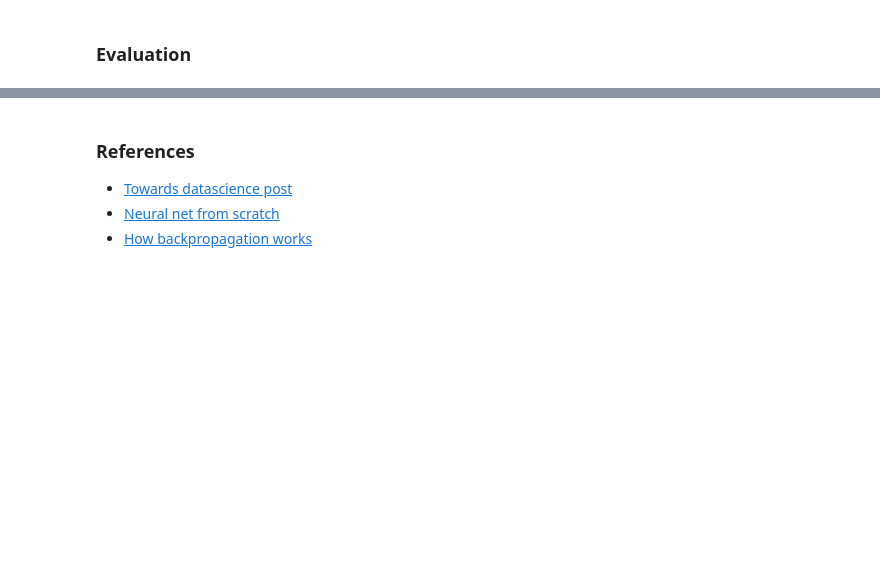
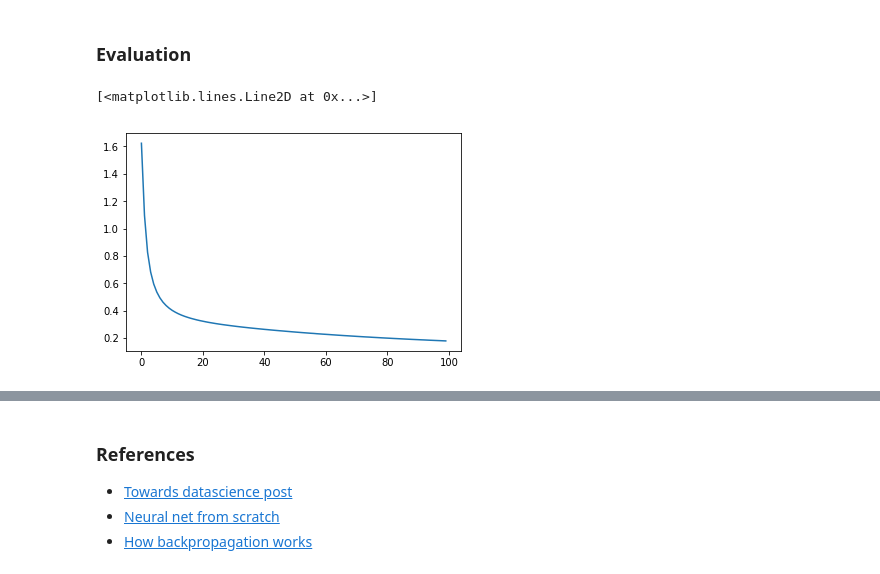
Before and after one commit to NickleDave/generative-neural-nets-tutorial-scipy2020, a Jupyter notebook: notebooks/part-02-what-are-GANs/00-what-nn.ipynb, the cells around one changed output, grey strips where cells are left out. Drawn from its saved outputs; the diff is of its cells as text; code cells hidden in the pictures; blank space fills up the shorter version.

```diff
--- a/notebooks/part-02-what-are-GANs/00-what-nn.ipynb
+++ b/notebooks/part-02-what-are-GANs/00-what-nn.ipynb
@@ -76,9 +102,9 @@ def feed_forward(X, params):
     """
     feed forward network: 2layer neural net
     inputs:
-        params: dictionay a dictionary contains all the weights and biases
+        params: dictionary contains all the weights and biases
     return:
-        cache: dictionay a dictionary contains all the fully connected units and activations
+        cache: a dictionary contains all the fully connected units and activations
     """
     cache = {}
 
@@ -92,6 +118,6 @@ def feed_forward(X, params):
     cache["Z2"] = np.matmul(params["W2"], cache["A1"]) + params["b2"]
 
     # A2 = softmax(Z2)
-    cache["A2"] = softmax(cache["Z2"]) # np.exp() / np.sum(np.exp(cache["Z2"]), axis=0)
+    cache["A2"] = softmax(cache["Z2"])
 
     return cache
@@ -133,11 +159,11 @@ def back_propagate(X, Y, params, cache, m_batch):
     back propagation
 
     inputs:
-        params: dictionay a dictionary contains all the weights and biases
-        cache: dictionay a dictionary contains all the fully connected units and activations
+        params: dictionary contains all the weights and biases
+        cache: dictionary contains all the fully connected units and activations
 
     return:
-        grads: dictionay a dictionary contains the gradients of corresponding weights and biases
+        grads: dictionary contains the gradients of corresponding weights and biases
     """
     # error at last layer
     dZ2 = cache["A2"] - Y
@@ -168,39 +193,38 @@ lr = 0.001
+# %%
+batch_size = 64
+epochs = 100
+lr = 0.01
+batches = int(X_train.shape[1]/64)
+history_loss_train = []
 # %%
 for i in range(epochs):
-
     # shuffle training set
     permutation = np.random.permutation(X_train.shape[1])
-    X_train_shuffled = X_train[:, permutation]
-    Y_train_shuffled = Y_train[:, permutation]
+    x_train_shuffled = X_train[:, permutation]
+    y_train_shuffled = Y_train[:, permutation]
 
     for j in range(batches):
         # get mini-batch
         begin = j * batch_size
         end = min(begin + batch_size, X_train.shape[1] - 1)
-        X = X_train_shuffled[:, begin:end]
-        Y = Y_train_shuffled[:, begin:end]
+        X = x_train_shuffled[:, begin:end]
+        Y = y_train_shuffled[:, begin:end]
         m_batch = end - begin
 
         # forward and backward
         cache = feed_forward(X, params)
         grads = back_propagate(X, Y, params, cache, m_batch)
 
-        # with momentum
-        #dW1 = (momentum * dW1 + (1. - momentum) * grads["dW1"])
-        #db1 = (momentum * db1 + (1. - momentum) * grads["db1"])
-        #dW2 = (momentum * dW2 + (1. - momentum) * grads["dW2"])
-        #db2 = (momentum * db2 + (1. - momentum) * grads["db2"])
-
         # gradient descent
-        params["W1"] = params["W1"] - lr * dW1
-        params["b1"] = params["b1"] - lr * db1
-        params["W2"] = params["W2"] - lr * dW2
-        params["b2"] = params["b2"] - lr * db2
+        params["W1"] = params["W1"] - lr * grads["dW1"] # dW1
+        params["b1"] = params["b1"] - lr * grads["db1"] #db1
+        params["W2"] = params["W2"] - lr * grads["dW2"] #dW2
+        params["b2"] = params["b2"] - lr * grads["db2"] #db2
 
     # forward pass on training set
     cache = feed_forward(X_train, params)
     train_loss = loss(Y_train, cache["A2"])
-
+    history_loss_train.append(train_loss)
     # forward pass on test set
     cache = feed_forward(X_test, params)
     test_loss = loss(Y_test, cache["A2"])
@@ -209,2 +251,7 @@ for i in range(epochs):
 # %% [markdown]
 ### Evaluation
+# %%
+plt.plot(len(history_loss_train)), history_loss_train)
+# %% [output]
+[<matplotlib.lines.Line2D at 0x...>]
+[figure, added]
```
Also changed, not shown: parts of 15 cells of this notebook.
